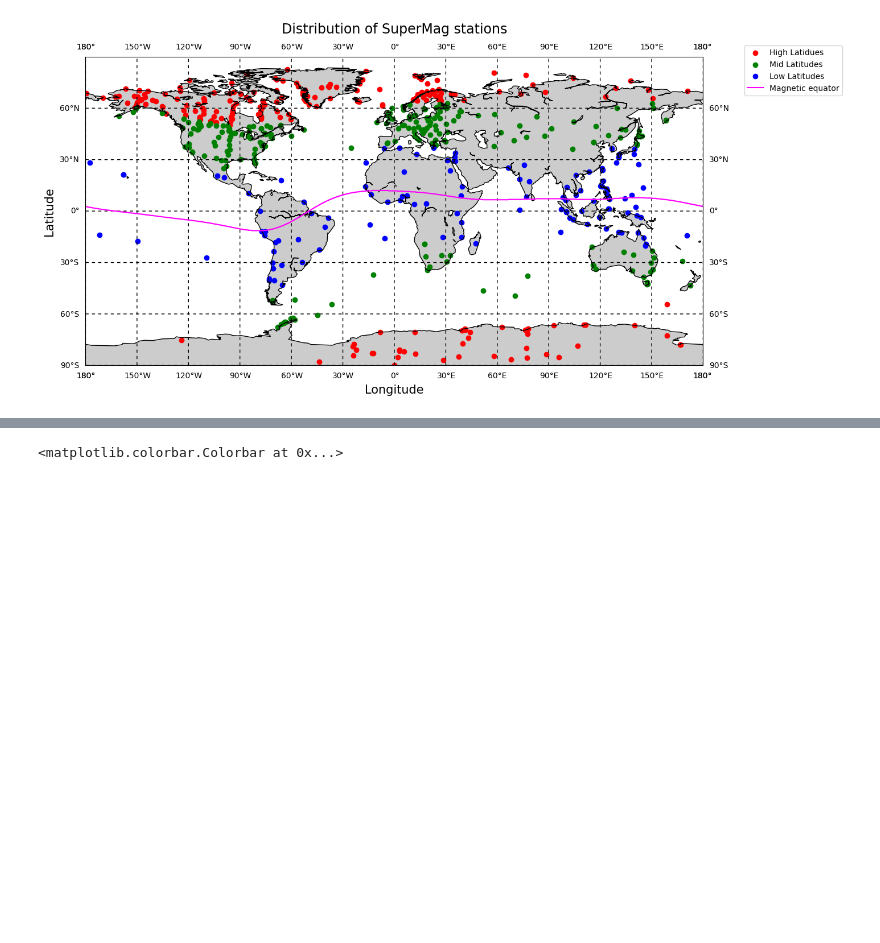
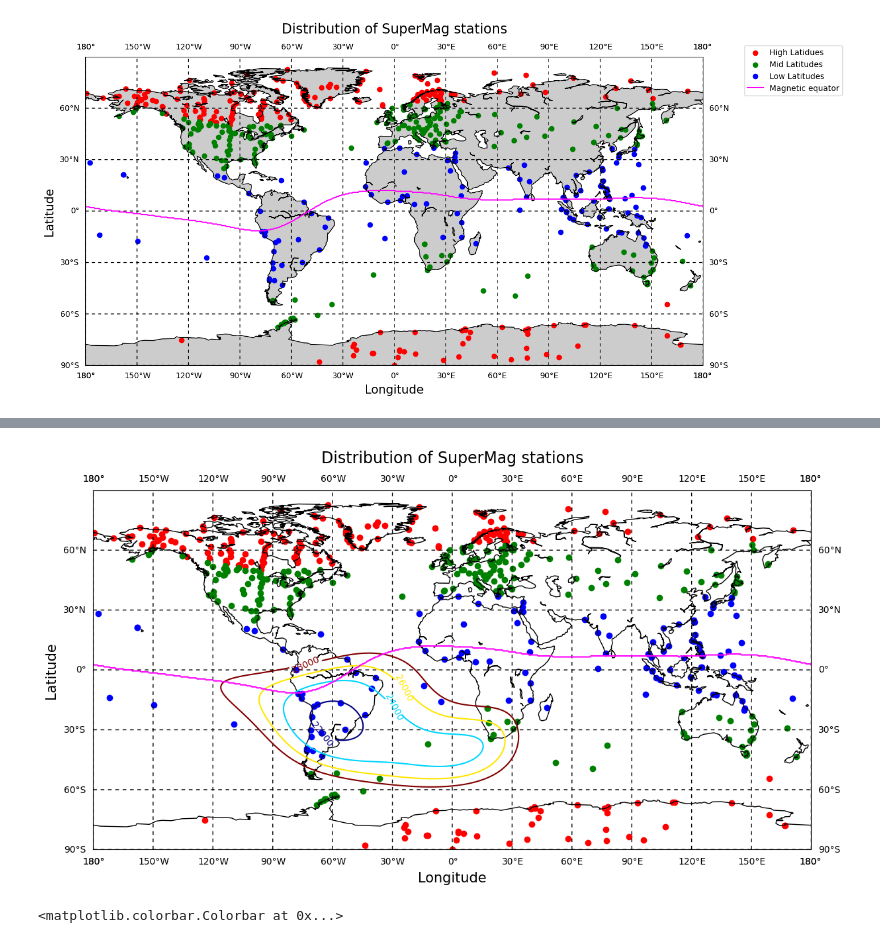
Before and after one commit to zemarchezi/SuperMAG-availability, a Jupyter notebook: SuperMAG_available.ipynb, the cells around one changed output, grey strips where cells are left out. Saved outputs shown, nothing was run; the diff lists cells and outputs as text; code cells hidden in the pictures; blank space fills up the shorter version.

```diff
--- a/SuperMAG_available.ipynb
+++ b/SuperMAG_available.ipynb
@@ -128,14 +99,17 @@ plt.savefig("good_locs.png")
 -180.0
 [figure]
 # %%
-# @jit()
+# @jit(nopython=True)
+
 def calculateMag(xspace, yspace, year, height):
     euator = np.zeros((len(xspace), 2))
     inclination = np.zeros((len(yspace), len(xspace)))
+    magnt = np.zeros((len(yspace), len(xspace)))
     for x in range(len(xspace)):
         for y in range(len(yspace)):
             decl, inc, hMag, xMag, yMag, zMag, fMAg = pyIGRF.igrf_value(yspace[y], xspace[x], height, year)
             inclination[y,x] = inc
+            magnt[y,x] = fMAg
 
 
 
@@ -153,11 +127,14 @@ def calculateMag(xspace, yspace, year, height):
 
         equator.append(yspace[idx])
 
-    return inclination, equator
+    return inclination, equator, magnt
 # %%
-xspace = np.arange(-180,181,0.2)
-yspace = np.arange(-20,20, 0.2)
-incl, euator = calculateMag(xspace, yspace, 2022., 100)
+# pr = cProfile.Profile()
+# pr.enable()
+xspace = np.arange(-180,181,0.5)
+yspace = np.arange(-90,91, 0.5)
+incl, euator, magnt = calculateMag(xspace, yspace, 2022., 100)
+# pr.disable()
 # %%
 high_lats = all_stations[(abs(all_stations["MLAT"])>=60) & (abs(all_stations["MLAT"])<90)]
 mid_lats = all_stations[(abs(all_stations["MLAT"])>=30) & (abs(all_stations["MLAT"])<60)]
@@ -236,3 +188,57 @@ array([ 66.44, 210.13, 245.52, 254.97, 265.11, 263.99, 246.65, 224.67,
+# %%
+# Run the previous cells before running this one!
+from mpl_toolkits.basemap import Basemap
+from matplotlib.patches import Rectangle
+
+
+fig, ax = plt.subplots(figsize=(14,14))
+# img=mpimg.imread('world_map.jpg')
+# ax.imshow(img, extent=[-180,180,-90,90])
+
+
+m = Basemap()
+m.drawcoastlines(linewidth=1.0, linestyle='solid', color='black')
+# m.fillcontinents()
+m.drawmeridians(range(0, 360, 30), color='k', linewidth=1.0, dashes=[4, 4], labels=[0, 0, 1, 1])
+m.drawparallels(range(-90, 90, 30), color='k', linewidth=1.0, dashes=[4, 4], labels=[1, 1, 0, 0])
+# m.drawcountries()
+
+
+
+
+# print(w_lon)
+# if w_lon >= 180:
+#     w_lon -= 360
+#     e_lon -= 360
+
+# for i in range(len(lons)):
+#     if lons[i] >= 180:
+#         lons[i] -= 360
+# ax.legend(bbox_to_anchor=(1.06, 1.05))# ax.set_xlim(-180,180)
+# ax.set_ylim(-90, 90)
+levels = np.arange(22000,30000,2000)
+# levels = np.arange(22000, 30000, 40000)
+CS = ax.contour(xspace, yspace,magnt, levels=levels, cmap='jet')
+# manual_locations = [
+#     (21000, 24000)]
+ax.clabel(CS, inline=True, fontsize=10)#, manual=manual_locations)
+# ax.scatter(all_stations["GLongg"].values, all_stations["GLAT"].values, c="red")
+ax.scatter(high_lats["GLongg"].values, high_lats["GLAT"].values, c="red", label="High Latidues")
+ax.scatter(mid_lats["GLongg"].values, mid_lats["GLAT"].values, c="green", label="Mid Latitudes")
+ax.scatter(low_lats["GLongg"].values, low_lats["GLAT"].values, c="blue", label="Low Latitudes")
+ax.plot(xspace,euator, color="magenta",label="Magnetic equator")
+
+
+
+plt.ylabel("Latitude", fontsize=15, labelpad=35)
+plt.xlabel("Longitude", fontsize=15, labelpad=20)
+
+# plt.xlabel("Longitude (Deg)")
+# plt.ylabel("Latitude (Deg)")
+plt.title(f"Distribution of SuperMag stations", fontsize=17, pad=30)
+plt.savefig("good_locs.png", bbox_inches='tight')
+# %% [output]
+[figure, added]
 # %%
 pixel_size = 2
 
```
Also changed, not shown: parts of 6 cells of this notebook, 3 other files.
